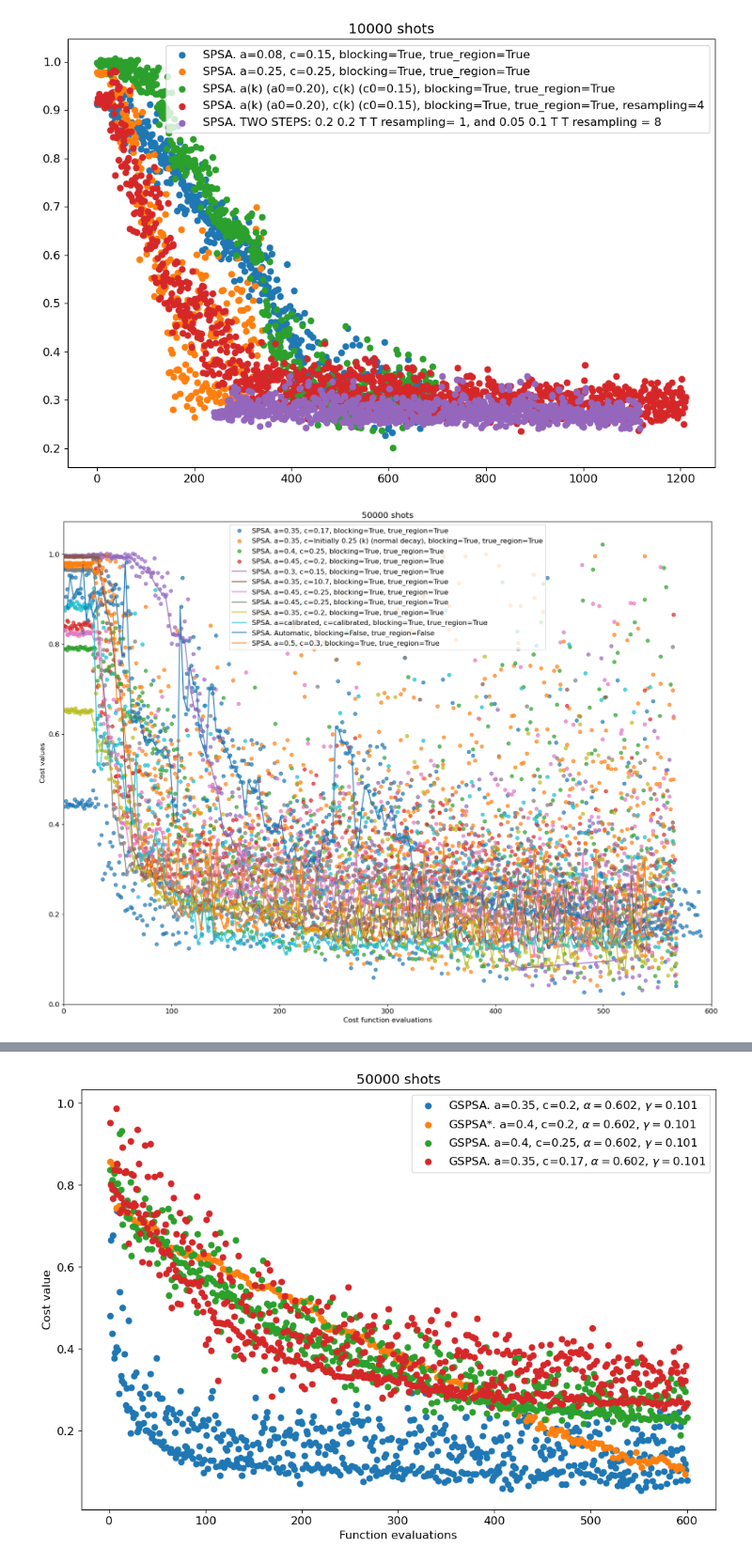
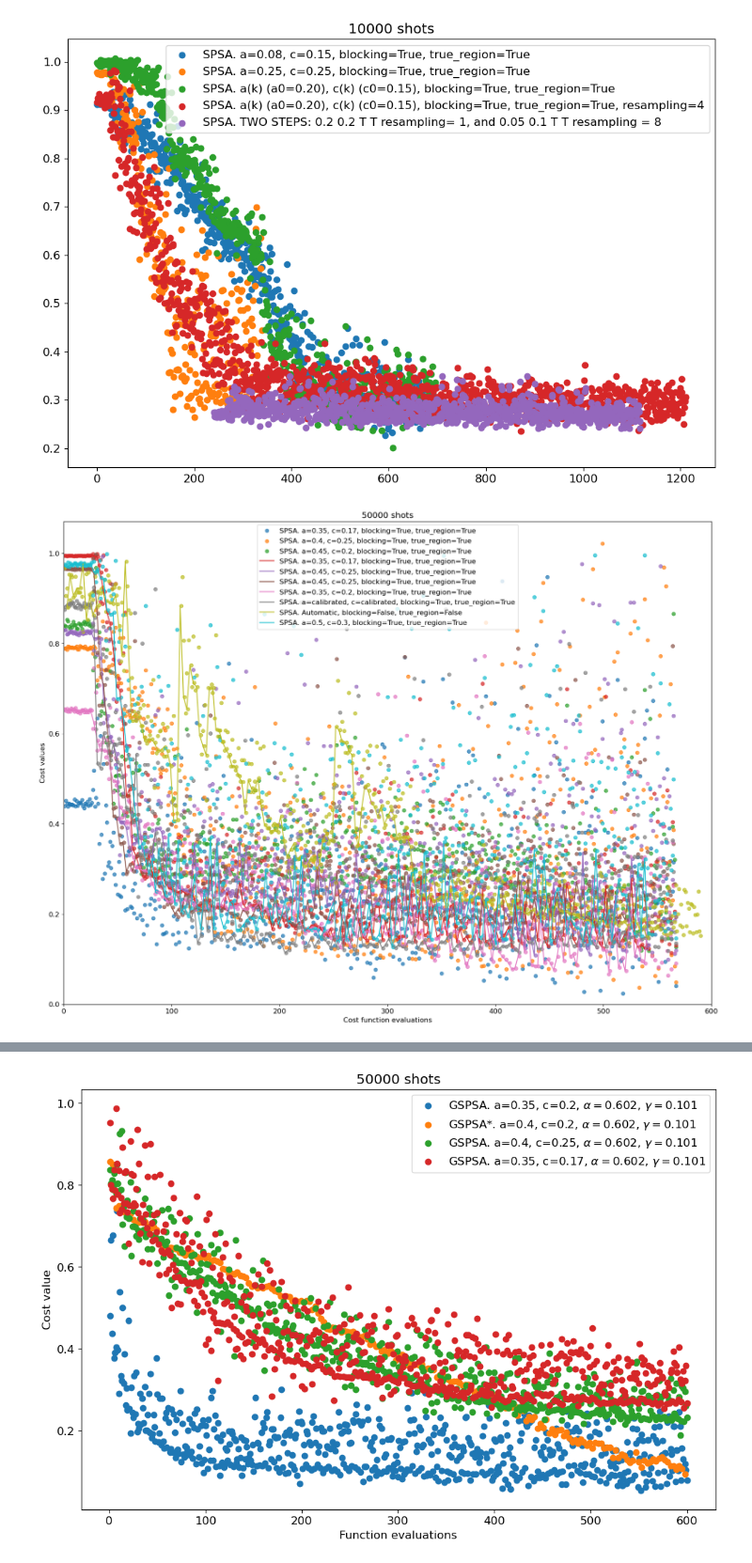
Before and after one commit to ZhiganovD/Numerical-methods-VQE, a Jupyter notebook: Alice_Gregor/Qiskit Notebook VQLS.ipynb, the cells around one changed output, grey strips where cells are left out. Shown at 94% size. Saved outputs shown, nothing was run; the diff lists cells and outputs as text; code cells hidden in the pictures.

```diff
--- a/Alice_Gregor/Qiskit Notebook VQLS.ipynb
+++ b/Alice_Gregor/Qiskit Notebook VQLS.ipynb
@@ -1250,15 +1250,15 @@ len(cost_values_SPSA_50000_18)
 plt.figure(figsize=(20,15))
 # plt.scatter(range(1,iters_1+1), cost_values_SPSA_50000_1, label="SPSA. a=0.35, c=0.2, blocking=True, true_region=True",alpha=0.71)
 plt.scatter(range(1,iters_2+1), cost_values_SPSA_50000_2, label="SPSA. a=0.35, c=0.17, blocking=True, true_region=True",alpha=0.71)
-plt.scatter(range(1,iters_3+1), cost_values_SPSA_50000_3, label="SPSA. a=0.35, c=Initially 0.25 (k) (normal decay), blocking=True, true_region=True",alpha=0.71)
+# plt.scatter(range(1,iters_3+1), cost_values_SPSA_50000_3, label="SPSA. a=0.35, c=Initially 0.25 (k) (normal decay), blocking=True, true_region=True",alpha=0.71)
 # plt.scatter(range(1,iters_4+1), cost_values_SPSA_50000_4, label="SPSA. a=0.4, c=0.2, blocking=True, true_region=True",alpha=0.71)
-# plt.scatter(range(1,iters_5+1), cost_values_SPSA_50000_5, label=r"SPSA. a=calibrated, c=calibrated (c$_0$=0.2), blocking=True, true_region=True",alpha=0.71)
+plt.scatter(range(1,iters_5+1), cost_values_SPSA_50000_5, label=r"SPSA. a=calibrated, c=calibrated (c$_0$=0.2), blocking=True, true_region=True",alpha=0.71)
 # plt.scatter(range(1,iters_6+1), cost_values_SPSA_50000_6, label=r"SPSA. a=0.35, c=0.25, blocking=True, true_region=True",alpha=0.71)
 # plt.scatter(range(1,iters_7+1), cost_values_SPSA_50000_7, label=r"SPSA. a=0.35, c=0.13, blocking=True, true_region=True",alpha=0.71)
 # plt.scatter(range(1,iters_8+1), cost_values_SPSA_50000_8, label=r"SPSA. a=calibrated, c=calibrated, blocking=True, true_region=True",alpha=0.71)
 plt.scatter(range(1,iters_9+1), cost_values_SPSA_50000_9, label=r"SPSA. a=0.4, c=0.25, blocking=True, true_region=True",alpha=0.71)
 plt.scatter(range(1,iters_11+1), cost_values_SPSA_50000_11, label=r"SPSA. a=0.45, c=0.2, blocking=True, true_region=True",alpha=0.71)
-sc10 = plt.scatter(range(1, iters_10+1), cost_values_SPSA_50000_10, alpha=0.71)
+# sc10 = plt.scatter(range(1, iters_10+1), cost_values_SPSA_50000_10, alpha=0.71)
 sc12 = plt.scatter(range(1, iters_12+1), cost_values_SPSA_50000_12, alpha=0.71)
 sc13 = plt.scatter(range(1, iters_13+1), cost_values_SPSA_50000_13, alpha=0.71)
 sc14 = plt.scatter(range(1, iters_14+1), cost_values_SPSA_50000_14, alpha=0.71)
@@ -1271,50 +1271,42 @@ sc18 = plt.scatter(range(1, iters_18+1), cost_values_SPSA_50000_18, alpha=0.71)
 iters_steps_10 = np.loadtxt('vqls/SPSA/cost_history_steps_50000_10_indices.txt',skiprows=0,usecols=0).astype(int)
 iters_steps_12 = np.loadtxt('vqls/SPSA/cost_history_steps_50000_12_indices.txt', skiprows=0, usecols=0).astype(int)
 iters_steps_13 = np.loadtxt('vqls/SPSA/cost_history_steps_50000_13_indices.txt', skiprows=0, usecols=0).astype(int)
 iters_steps_14 = np.loadtxt('vqls/SPSA/cost_history_steps_50000_14_indices.txt', skiprows=0, usecols=0).astype(int)
 iters_steps_15 = np.loadtxt('vqls/SPSA/cost_history_steps_50000_15_indices.txt', skiprows=0, usecols=0).astype(int)
 iters_steps_16 = np.loadtxt('vqls/SPSA/cost_history_steps_50000_16_indices.txt', skiprows=0, usecols=0).astype(int)
 iters_steps_17 = np.loadtxt('vqls/SPSA/cost_history_steps_50000_17_indices.txt', skiprows=0, usecols=0).astype(int)
 iters_steps_18 = np.loadtxt('vqls/SPSA/cost_history_steps_50000_18_indices.txt', skiprows=0, usecols=0).astype(int)
 cost_values_steps_50000_10 = cost_values_SPSA_50000_10[iters_steps_10]
 cost_values_steps_50000_12 = cost_values_SPSA_50000_12[iters_steps_12]
 cost_values_steps_50000_13 = cost_values_SPSA_50000_13[iters_steps_13]
 cost_values_steps_50000_14 = cost_values_SPSA_50000_14[iters_steps_14]
 cost_values_steps_50000_15 = cost_values_SPSA_50000_15[iters_steps_15]
 cost_values_steps_50000_16 = cost_values_SPSA_50000_16[iters_steps_16]
 cost_values_steps_50000_17 = cost_values_SPSA_50000_17[iters_steps_17]
 cost_values_steps_50000_18 = cost_values_SPSA_50000_18[iters_steps_18]
 
-plt.plot(iters_steps_10, cost_values_steps_50000_10, color=sc10.get_facecolor()[0], alpha=1,
-         label=r"SPSA. a=0.3, c=0.15, blocking=True, true_region=True")
+# plt.plot(iters_steps_10, cost_values_steps_50000_10, color=sc10.get_facecolor()[0], alpha=1,label=r"SPSA. a=0.3, c=0.15, blocking=True, true_region=True")
 
-plt.plot(iters_steps_12, cost_values_steps_50000_12, color=sc12.get_facecolor()[0], alpha=1,
-         label=r"SPSA. a=0.35, c=0.17, blocking=True, true_region=True")
+plt.plot(iters_steps_12, cost_values_steps_50000_12, color=sc12.get_facecolor()[0], alpha=1,label=r"SPSA. a=0.35, c=0.17, blocking=True, true_region=True")
 
-plt.plot(iters_steps_13, cost_values_steps_50000_13, color=sc13.get_facecolor()[0], alpha=1,
-         label=r"SPSA. a=0.45, c=0.25, blocking=True, true_region=True")
+plt.plot(iters_steps_13, cost_values_steps_50000_13, color=sc13.get_facecolor()[0], alpha=1,label=r"SPSA. a=0.45, c=0.25, blocking=True, true_region=True")
 
-plt.plot(iters_steps_14, cost_values_steps_50000_14, color=sc14.get_facecolor()[0], alpha=1,
-         label=r"SPSA. a=0.45, c=0.25, blocking=True, true_region=True")
+plt.plot(iters_steps_14, cost_values_steps_50000_14, color=sc14.get_facecolor()[0], alpha=1,label=r"SPSA. a=0.45, c=0.25, blocking=True, true_region=True")
 
-plt.plot(iters_steps_15, cost_values_steps_50000_15, color=sc15.get_facecolor()[0], alpha=1,
-         label=r"SPSA. a=0.35, c=0.2, blocking=True, true_region=True")
+plt.plot(iters_steps_15, cost_values_steps_50000_15, color=sc15.get_facecolor()[0], alpha=1,label=r"SPSA. a=0.35, c=0.2, blocking=True, true_region=True")
 
-plt.plot(iters_steps_16, cost_values_steps_50000_16, color=sc16.get_facecolor()[0], alpha=1,
-         label=r"SPSA. a=calibrated, c=calibrated, blocking=True, true_region=True")
+plt.plot(iters_steps_16, cost_values_steps_50000_16, color=sc16.get_facecolor()[0], alpha=1,label=r"SPSA. a=calibrated, c=calibrated, blocking=True, true_region=True")
 
-plt.plot(iters_steps_17, cost_values_steps_50000_17, color=sc17.get_facecolor()[0], alpha=1,
-         label=r"SPSA. Automatic, blocking=False, true_region=False")
+plt.plot(iters_steps_17, cost_values_steps_50000_17, color=sc17.get_facecolor()[0], alpha=1,label=r"SPSA. Automatic, blocking=False, true_region=False")
 
-plt.plot(iters_steps_18, cost_values_steps_50000_18, color=sc18.get_facecolor()[0], alpha=1,
-         label=r"SPSA. a=0.5, c=0.3, blocking=True, true_region=True")
+plt.plot(iters_steps_18, cost_values_steps_50000_18, color=sc18.get_facecolor()[0], alpha=1,label=r"SPSA. a=0.5, c=0.3, blocking=True, true_region=True")
 plt.xlabel("Cost function evaluations"),plt.ylabel("Cost values")
 plt.ylim(bottom=0),plt.xlim(left=0,right=600)
 plt.legend()
 plt.title("50000 shots")
 plt.savefig("vqls/SPSA/SPSA_50000_results.pdf")
 # %% [output]
-[figure, old version]
+[figure, new version]
 # %%
 #USING GSPSA
 import numpy as np
```
Also changed, not shown: 1 other file.
